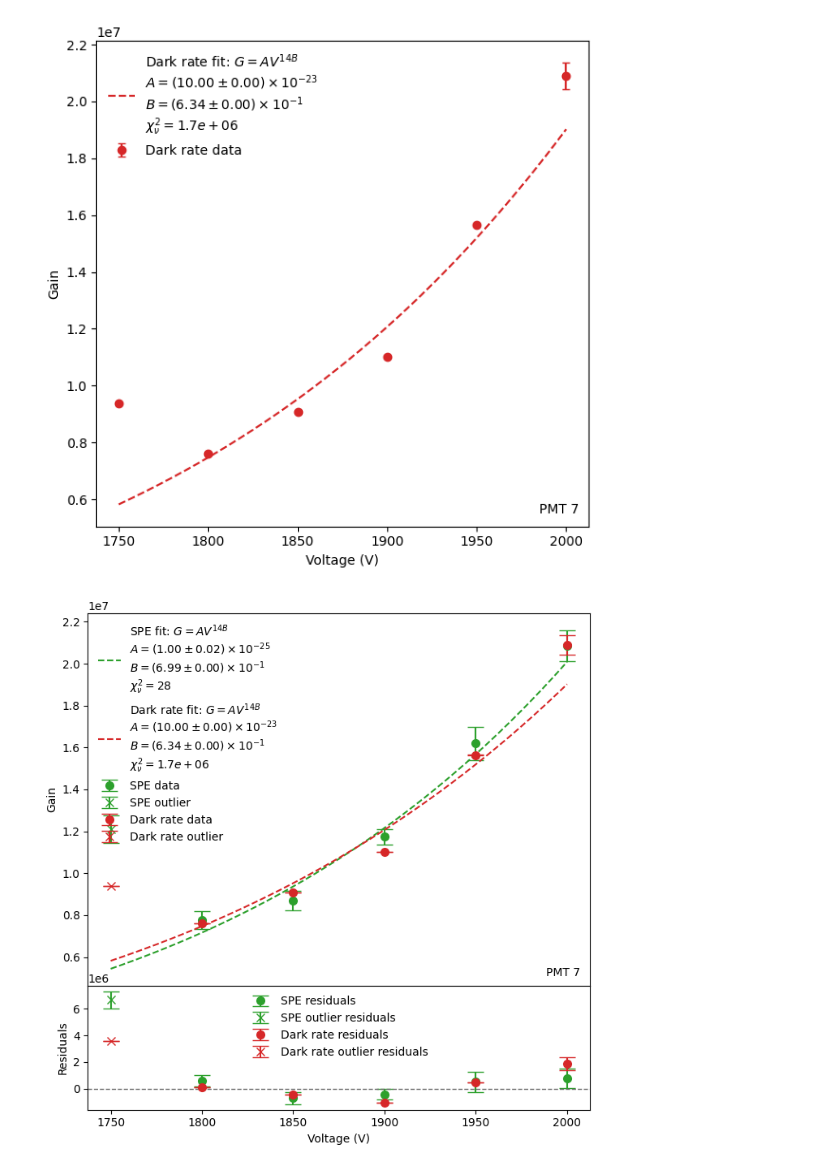
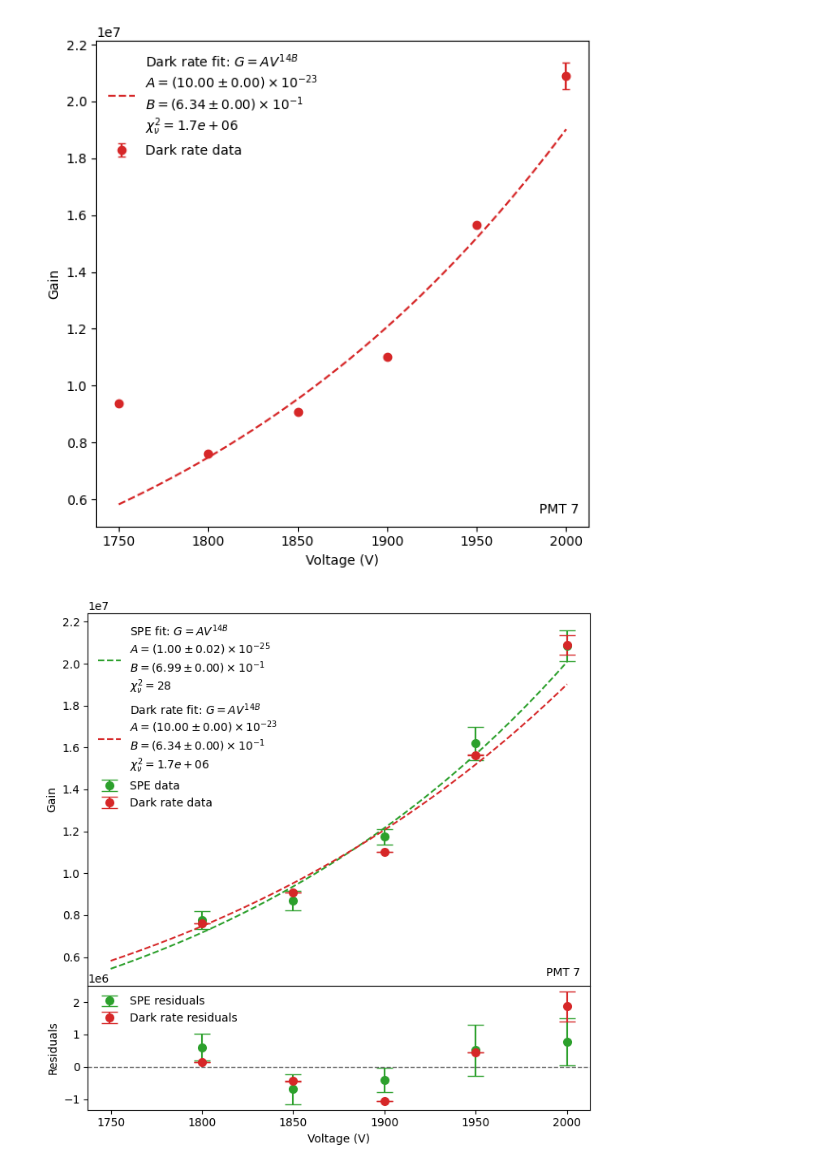
Before and after one commit to hhuckvale/DMProject, a Jupyter notebook: PMT_Characteristics/Gain/BOTHPolyaGain.ipynb, the cells around one changed output. Cells and saved outputs as stored; diff of their text form; code cells hidden in the pictures.

Commit message:
pretty gain graphs and residuals

```diff
--- a/PMT_Characteristics/Gain/BOTHPolyaGain.ipynb
+++ b/PMT_Characteristics/Gain/BOTHPolyaGain.ipynb
@@ -29,7 +29,7 @@ def format_scientific_latex(val, err, n=2):
 # %%
 #load the csvs with the peak information
 
-spe_df = pd.read_csv('PMT7_spe_COMBINED_polya_peak_positions_nobincut.csv')
+spe_df = pd.read_csv('PMT7_spe_COMBINED_polya_peak_positions.csv')
 darkrate_df = pd.read_csv('PMT7_DR_polya_peak_positions.csv')
 
 #discard non-physical events
@@ -342,7 +342,7 @@ ax.plot(
     label=label_spe
 )
 
-#cross point
+'''
 ax.errorbar(
     spe_avg_gain['voltage'][mask_ignored_spe],
     spe_avg_gain['gain'][mask_ignored_spe],
@@ -353,7 +353,7 @@ ax.errorbar(
     color='tab:green',
     label='SPE outlier'
 )
-
+'''
 ax.errorbar(
     darkrate_avg_gain['voltage'][mask_dark],
     darkrate_avg_gain['gain'][mask_dark],
@@ -372,7 +372,7 @@ ax.plot(
     color='tab:red',
     label=label_dark
 )
-
+'''
 ax.errorbar(
     darkrate_avg_gain['voltage'][mask_ignored_dark],
     darkrate_avg_gain['gain'][mask_ignored_dark],
@@ -383,7 +383,7 @@ ax.errorbar(
     color='tab:red',
     label='Dark rate outlier'
 )
-
+'''
 ax.text(
     0.98, 0.02,
     'PMT 7',
@@ -407,6 +407,7 @@ ax_res.errorbar(
     color='tab:green',
     label='SPE residuals'
 )
+'''
 ax_res.errorbar(
     spe_avg_gain['voltage'][mask_ignored_spe],
     residuals_spe[mask_ignored_spe],
@@ -417,38 +418,39 @@ ax_res.errorbar(
     color='tab:green',
     label='SPE outlier residuals'
 )
-
+'''
 ax_res.errorbar(
     darkrate_avg_gain['voltage'][mask_dark],
     residuals_dark[mask_dark],
     yerr=darkrate_avg_gain['gain_error'][mask_dark],
     fmt='o',
     markersize=7,
     capsize=7,
     color='tab:red',
     label='Dark rate residuals'
 )
+'''
 ax_res.errorbar(
     darkrate_avg_gain['voltage'][mask_ignored_dark],
     residuals_dark[mask_ignored_dark],
     yerr=darkrate_avg_gain['gain_error'][mask_ignored_dark],
     fmt='x',
     markersize=7,
     capsize=7,
     color='tab:red',
     label='Dark rate outlier residuals'
 )
-
+'''
 
 # Zero line
 ax_res.axhline(0, color='0.4', linestyle='--', linewidth=1)
 
 ax_res.set_xlabel('Voltage (V)')
 ax_res.set_ylabel('Residuals')
 ax_res.legend(frameon=False)
 
 
 plt.tight_layout()
 plt.show()
 # %% [output]
-[figure, old version]
+[figure, new version]
```
